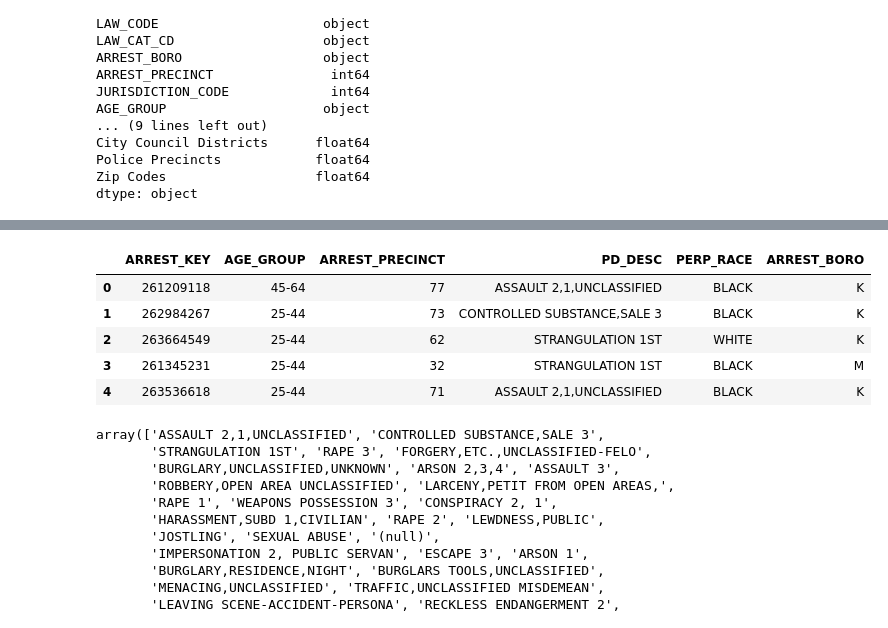
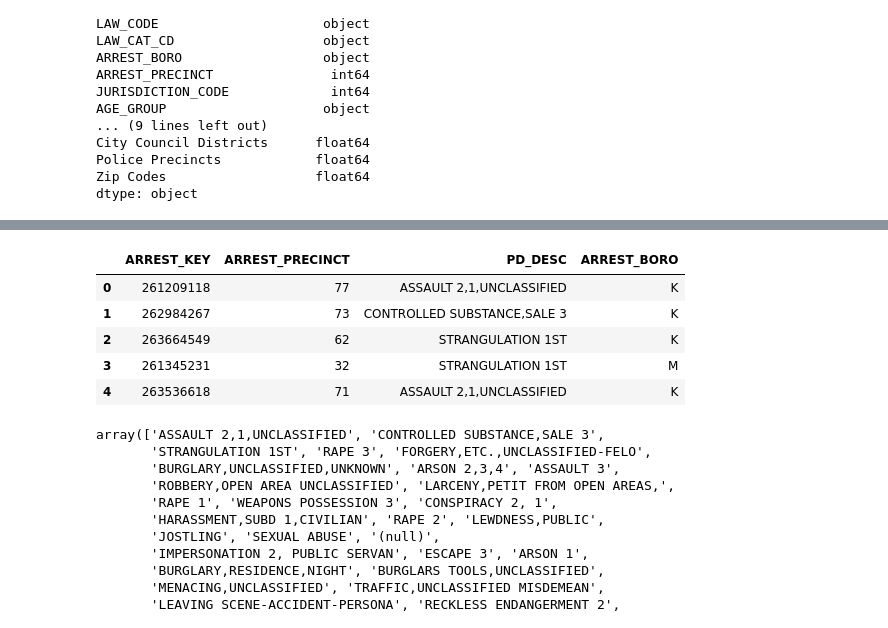
Before and after one commit to ethlynsaltzman/project-3, a Jupyter notebook: project3u.ipynb, the cells around one changed output, grey strips where cells are left out. Cells and saved outputs as stored; diff of their text form; code cells hidden in the pictures.

```diff
--- a/project3u.ipynb
+++ b/project3u.ipynb
@@ -46,0 +32,4 @@ df3.head(10)
+# %%
+
+df3['ARREST_PRECINCT']= df3['ARREST_PRECINCT'].astype(str)
+df3
@@ -47,14 +50,14 @@ df3.head(10)
 # %%
 #Filtered dowen column to thos of interest
-dft = df3[[	'ARREST_KEY','AGE_GROUP','ARREST_PRECINCT','PD_DESC','PERP_RACE','ARREST_BORO']]
+dft = df3[[	'ARREST_KEY','ARREST_PRECINCT','PD_DESC','ARREST_BORO']]
 dft.head()
 # %% [output]
-|  | ARREST_KEY | AGE_GROUP | ARREST_PRECINCT | PD_DESC | PERP_RACE | ARREST_BORO |
-| 0 | 261209118 | 45-64 | 77 | ASSAULT 2,1,UNCLASSIFIED | BLACK | K |
-| 1 | 262984267 | 25-44 | 73 | CONTROLLED SUBSTANCE,SALE 3 | BLACK | K |
-| 2 | 263664549 | 25-44 | 62 | STRANGULATION 1ST | WHITE | K |
-| 3 | 261345231 | 25-44 | 32 | STRANGULATION 1ST | BLACK | M |
-| 4 | 263536618 | 25-44 | 71 | ASSAULT 2,1,UNCLASSIFIED | BLACK | K |
+|  | ARREST_KEY | ARREST_PRECINCT | PD_DESC | ARREST_BORO |
+| 0 | 261209118 | 77 | ASSAULT 2,1,UNCLASSIFIED | K |
+| 1 | 262984267 | 73 | CONTROLLED SUBSTANCE,SALE 3 | K |
+| 2 | 263664549 | 62 | STRANGULATION 1ST | K |
+| 3 | 261345231 | 32 | STRANGULATION 1ST | M |
+| 4 | 263536618 | 71 | ASSAULT 2,1,UNCLASSIFIED | K |
 # %%
 # cleaning
 dft['PD_DESC'].unique()
```
Also changed, not shown: parts of 13 cells of this notebook.
